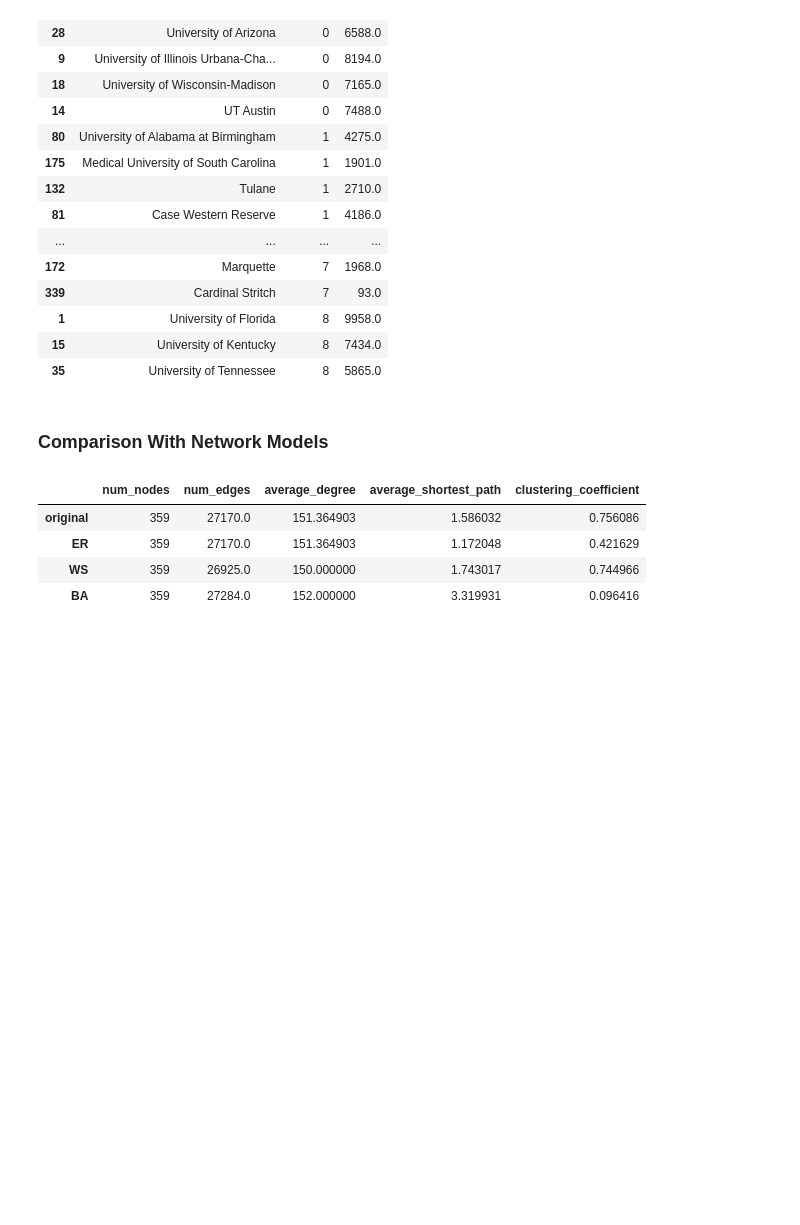
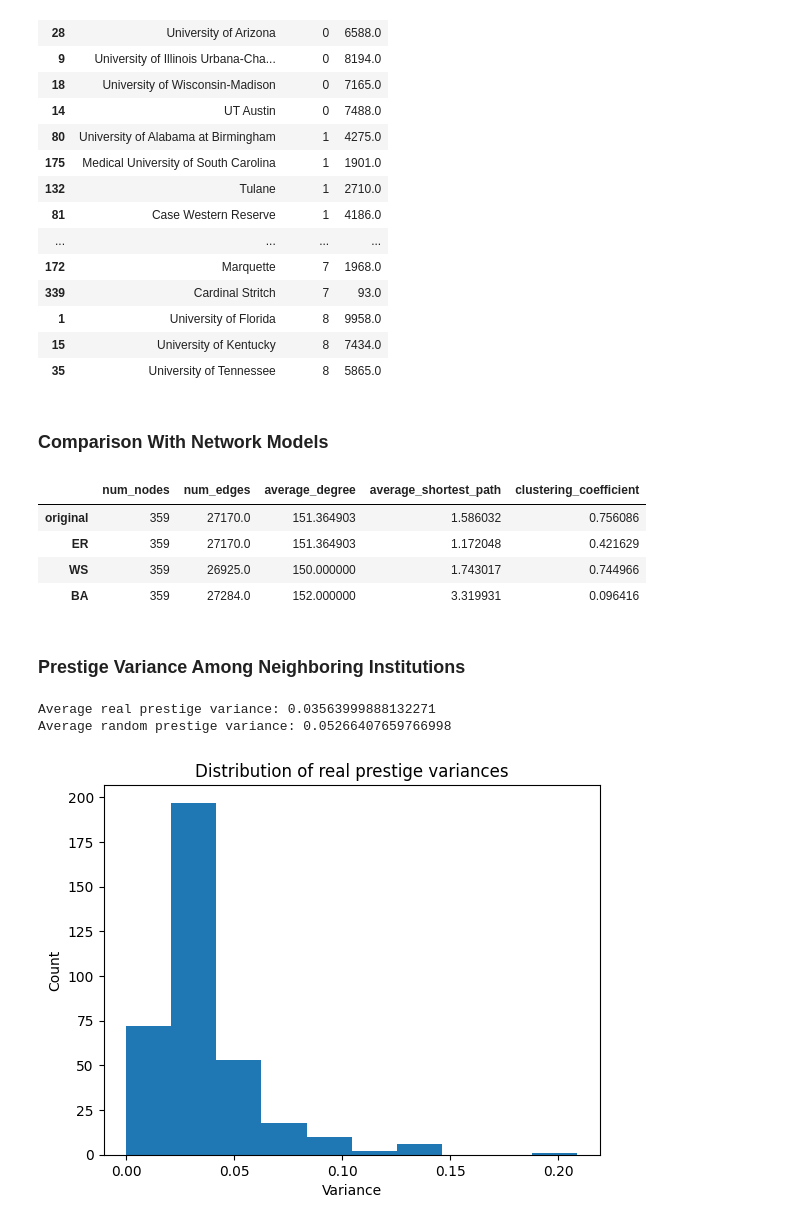
Before and after one commit to timpostuvan/prestige-prediction, a Jupyter notebook: src/0_exploration.ipynb, the cells around one changed output. Saved outputs shown, nothing was run; the diff lists cells and outputs as text; code cells hidden in the pictures; blank space fills up the shorter version.

Commit message:
Add analysis of prestige variance

```diff
--- a/src/0_exploration.ipynb
+++ b/src/0_exploration.ipynb
@@ -186,3 +187,41 @@ df_network_model_statistics
 | ER | 359 | 27170.0 | 151.364903 | 1.172048 | 0.421629 |
 | WS | 359 | 26925.0 | 150.000000 | 1.743017 | 0.744966 |
 | BA | 359 | 27284.0 | 152.000000 | 3.319931 | 0.096416 |
+# %% [markdown]
+### Prestige Variance Among Neighboring Institutions
+# %%
+G_academic = graphs[0]
+real_prestiges = nx.get_node_attributes(G_academic, "PrestigeRank")
+
+# randomly shuffle prestiges
+all_prestiges = list(real_prestiges.values())
+random.shuffle(all_prestiges)
+random_prestiges = {node:prestige for node, prestige in zip(list(G_academic.nodes()), all_prestiges)}
+# %%
+def calculate_prestige_variance(prestige, G):
+    count = {node:0 for node in G.nodes()}
+    variance_sum = {node:0 for node in G.nodes()}
+    for u, v, data in G.edges(data=True):
+        variance_sum[u] += data["weight"] * (prestige[u] - prestige[v])**2
+        count[u] += data["weight"]
+
+    variances = [variance_sum[node] / count[node] for node in G.nodes()]
+
+    return variances
+# %%
+real_variances = calculate_prestige_variance(real_prestiges, G_academic)
+random_variances = calculate_prestige_variance(random_prestiges, G_academic)
+
+print("Average real prestige variance:", np.array(real_variances).mean())
+print("Average random prestige variance:", np.array(random_variances).mean())
+# %% [output]
+Average real prestige variance: 0.03563999888132271
+Average random prestige variance: 0.05266407659766998
+# %%
+plt.hist(real_variances)
+plt.title("Distribution of real prestige variances")
+plt.xlabel("Variance")
+plt.ylabel("Count")
+plt.show()
+# %% [output]
+[figure, added]
```
Also changed, not shown: parts of 2 cells of this notebook.
